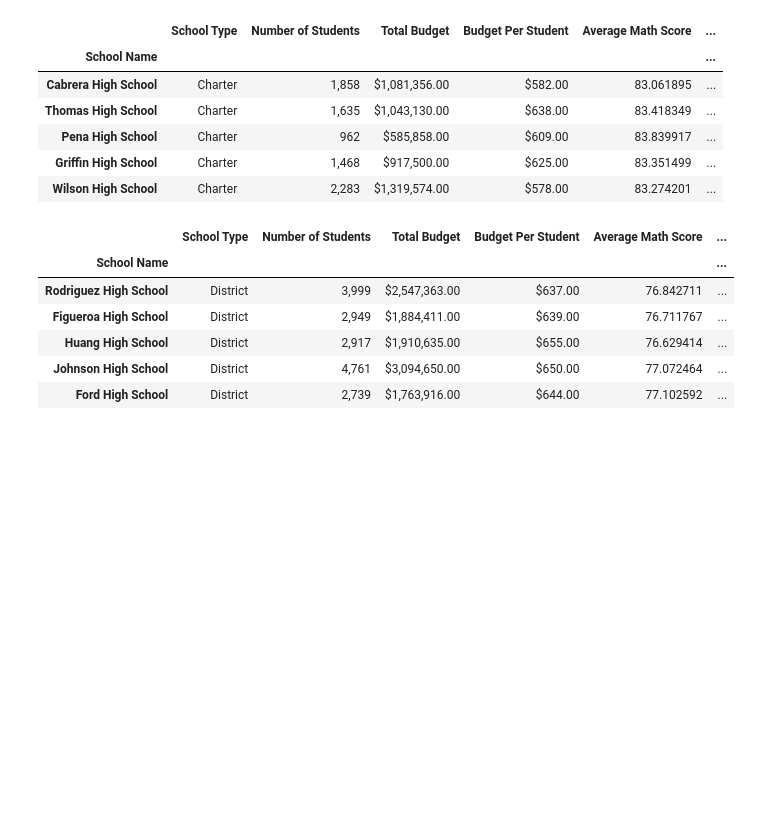
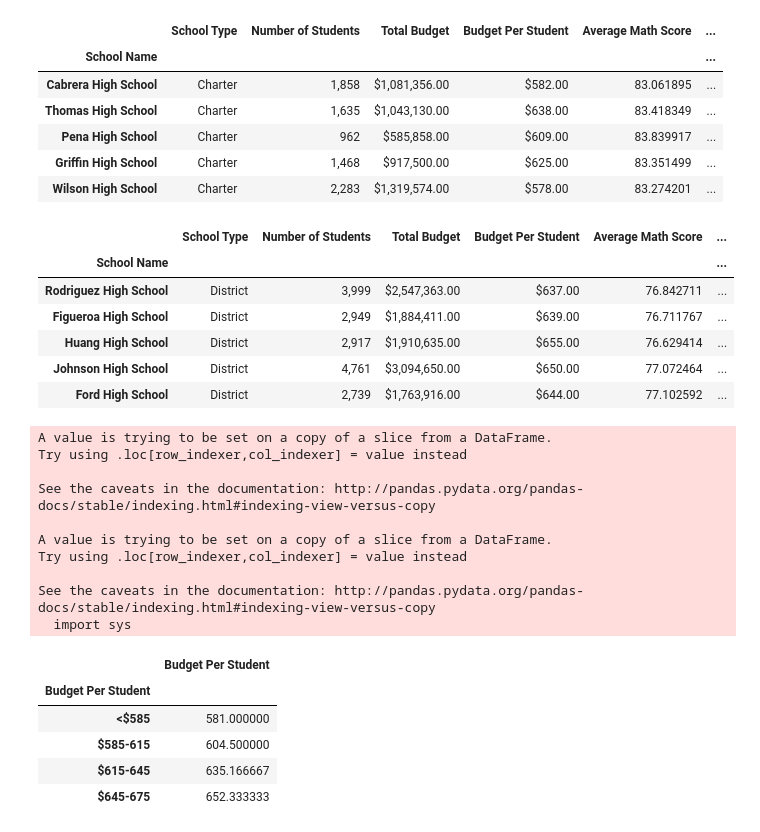
Before and after one commit to dpkeyes/Student-Grades-Analysis-Python, a Jupyter notebook: PyCitySchools.ipynb, the cells around one changed output. Drawn from its saved outputs; the diff is of its cells as text; code cells hidden in the pictures; blank space fills up the shorter version.

```diff
--- a/PyCitySchools.ipynb
+++ b/PyCitySchools.ipynb
@@ -287,3 +291,38 @@ reading_scores_by_grade_df=pd.DataFrame({
     '11th': gradeEleven_df['Reading Score'].to_list(),
     '12th': gradeTwelve_df['Reading Score'].to_list()
 }, index=gradeNine_df.index.to_list())
+# %%
+# Scores by school spending.
+# Use the school summary table created above, and limit its column space.
+school_spending_df=school_summary_df[['Budget Per Student', 'Average Math Score', 'Average Reading Score', '% Passing Math', '% Passing Reading', '% Overall Passing Rate']]
+
+# Reset budget per student column to be ints instead of strings
+school_spending_df['Budget Per Student']=school_spending_df['Budget Per Student'].str.replace('$', '')
+school_spending_df['Budget Per Student']=pd.to_numeric(school_spending_df['Budget Per Student'])
+
+# Define bins and bin labels, then group by these bins
+spending_bins = [0, 585, 615, 645, 675]
+group_names = ["<$585", "$585-615", "$615-645", "$645-675"]
+
+# Bin the data
+bins=pd.cut(school_spending_df['Budget Per Student'], bins=spending_bins, labels=group_names)
+group=school_spending_df.groupby(bins)['Budget Per Student'].mean()
+school_spending_df=pd.DataFrame(group)
+school_spending_df
+# %% [output]
+A value is trying to be set on a copy of a slice from a DataFrame.
+Try using .loc[row_indexer,col_indexer] = value instead
+
+See the caveats in the documentation: http://pandas.pydata.org/pandas-docs/stable/indexing.html#indexing-view-versus-copy
+
+A value is trying to be set on a copy of a slice from a DataFrame.
+Try using .loc[row_indexer,col_indexer] = value instead
+
+See the caveats in the documentation: http://pandas.pydata.org/pandas-docs/stable/indexing.html#indexing-view-versus-copy
+  import sys
+|  | Budget Per Student |
+| Budget Per Student |  |
+| <$585 | 581.000000 |
+| $585-615 | 604.500000 |
+| $615-645 | 635.166667 |
+| $645-675 | 652.333333 |
```
Also changed, not shown: parts of 1 cell of this notebook.
